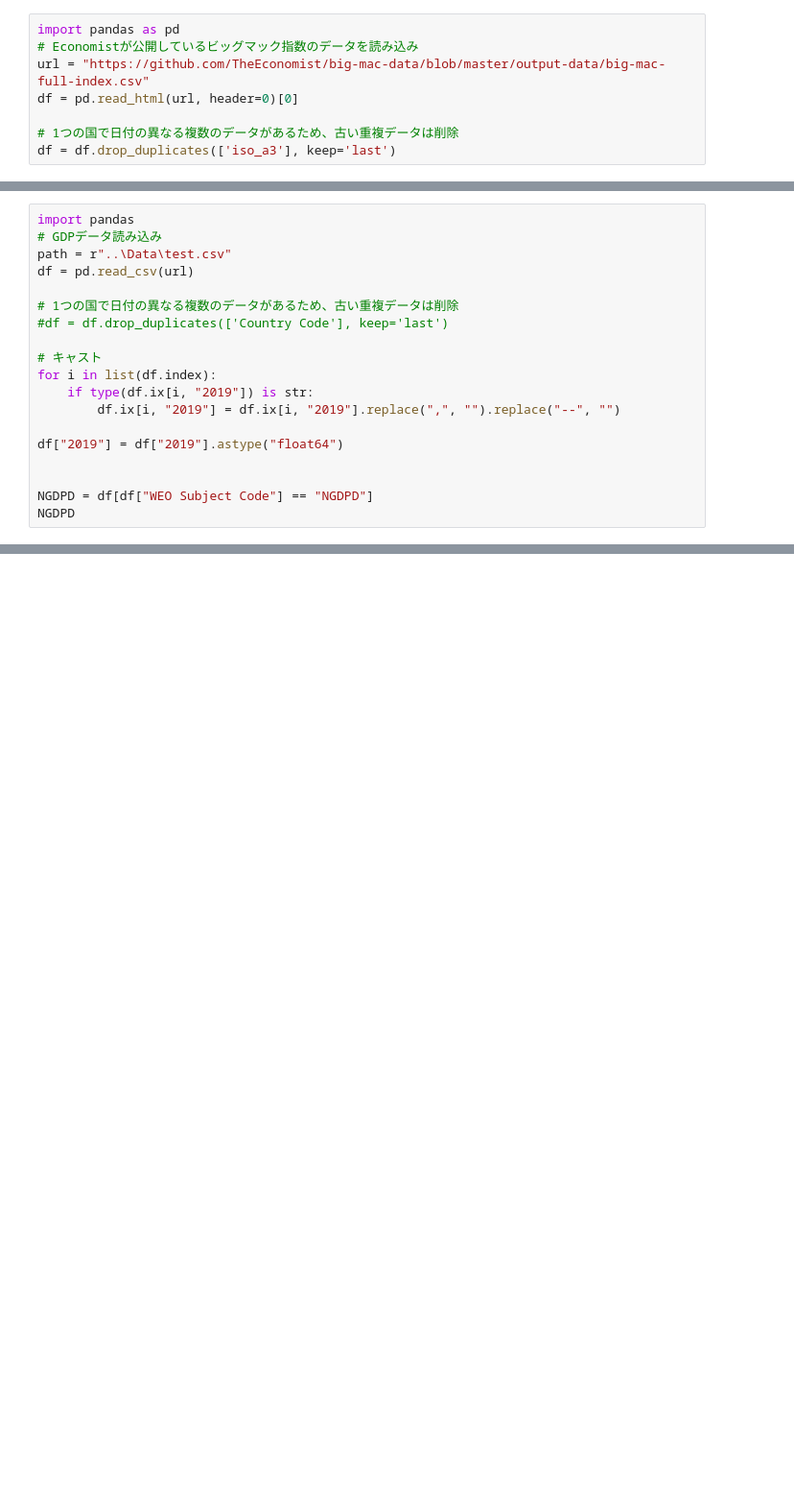
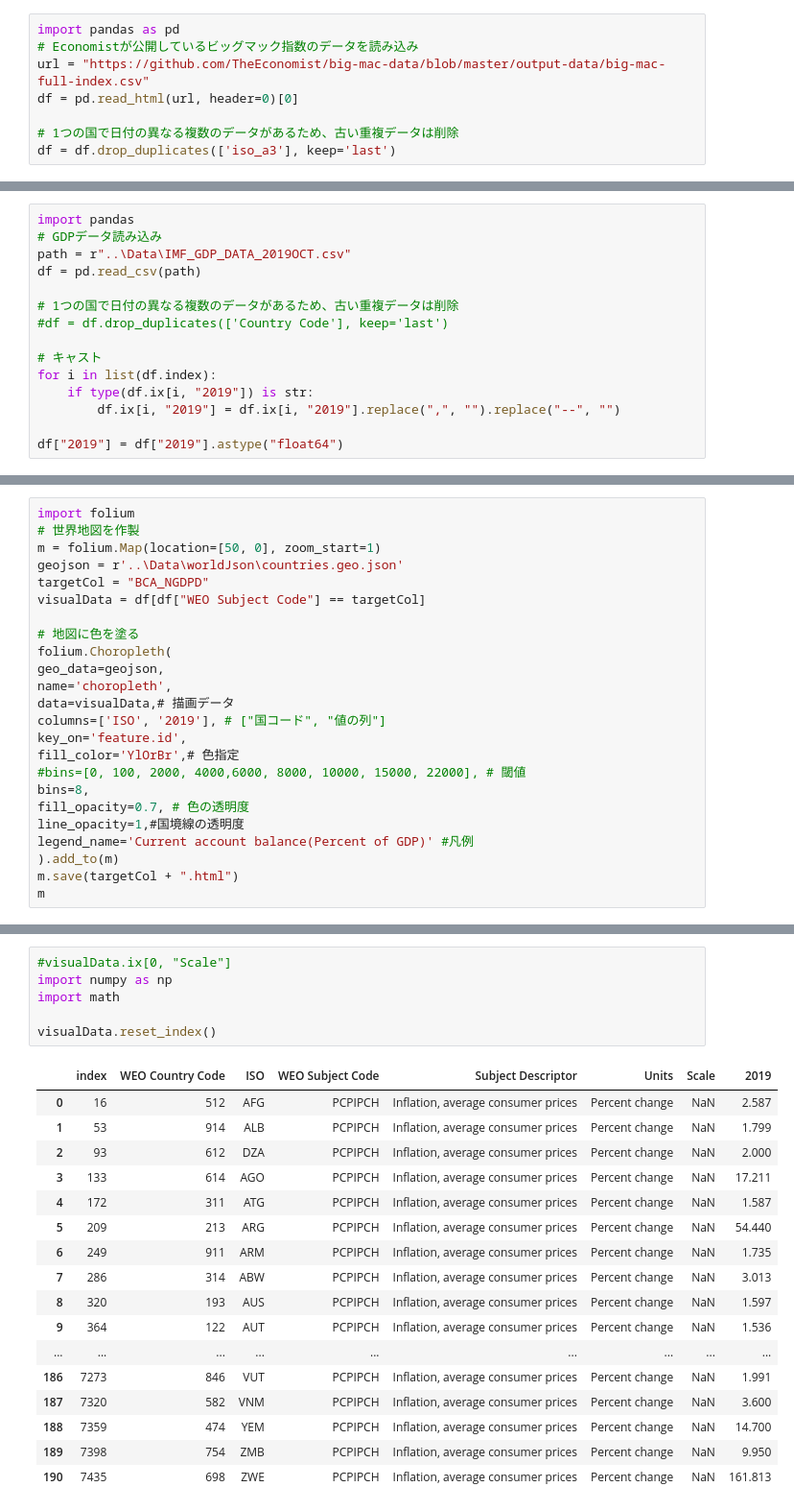
Before and after one commit to fujarenpaw/WorldInfo, a Jupyter notebook: Program/testProgram.ipynb, the cells around one changed output, grey strips where cells are left out. Shown at 96% size. Cells and saved outputs as stored; diff of their text form; blank space fills up the shorter version.

```diff
--- a/Program/testProgram.ipynb
+++ b/Program/testProgram.ipynb
@@ -30,8 +29,8 @@ m
 # %%
 import pandas
 # GDPデータ読み込み
-path = r"..\Data\test.csv"
-df = pd.read_csv(url)
+path = r"..\Data\IMF_GDP_DATA_2019OCT.csv"
+df = pd.read_csv(path)
 
 # 1つの国で日付の異なる複数のデータがあるため、古い重複データは削除
 #df = df.drop_duplicates(['Country Code'], keep='last')
@@ -42,10 +41,6 @@ for i in list(df.index):
         df.ix[i, "2019"] = df.ix[i, "2019"].replace(",", "").replace("--", "")
 
 df["2019"] = df["2019"].astype("float64")
-
-
-NGDPD = df[df["WEO Subject Code"] == "NGDPD"]
-NGDPD
 # %% [output]
 .ix is deprecated. Please use
 .loc for label based indexing or
@@ -95,0 +211,24 @@ m
+# %%
+import folium
+# 世界地図を作製
+m = folium.Map(location=[50, 0], zoom_start=1)
+geojson = r'..\Data\worldJson\countries.geo.json'
+targetCol = "BCA_NGDPD"
+visualData = df[df["WEO Subject Code"] == targetCol]
+
+# 地図に色を塗る
+folium.Choropleth(
+geo_data=geojson,
+name='choropleth',
+data=visualData,# 描画データ
+columns=['ISO', '2019'], # ["国コード", "値の列"]
+key_on='feature.id',
+fill_color='YlOrBr',# 色指定
+#bins=[0, 100, 2000, 4000,6000, 8000, 10000, 15000, 22000], # 閾値
+bins=8,
+fill_opacity=0.7, # 色の透明度
+line_opacity=1,#国境線の透明度
+legend_name='Current account balance(Percent of GDP)' #凡例
+).add_to(m)
+m.save(targetCol + ".html")
+m
@@ -95,0 +279,24 @@ m
+# %%
+#visualData.ix[0, "Scale"]
+import numpy as np
+import math
+
+visualData.reset_index()
+# %% [output]
+|  | index | WEO Country Code | ISO | WEO Subject Code | Subject Descriptor | Units | Scale | 2019 |
+| 0 | 16 | 512 | AFG | PCPIPCH | Inflation, average consumer prices | Percent change | NaN | 2.587 |
+| 1 | 53 | 914 | ALB | PCPIPCH | Inflation, average consumer prices | Percent change | NaN | 1.799 |
+| 2 | 93 | 612 | DZA | PCPIPCH | Inflation, average consumer prices | Percent change | NaN | 2.000 |
+| 3 | 133 | 614 | AGO | PCPIPCH | Inflation, average consumer prices | Percent change | NaN | 17.211 |
+| 4 | 172 | 311 | ATG | PCPIPCH | Inflation, average consumer prices | Percent change | NaN | 1.587 |
+| 5 | 209 | 213 | ARG | PCPIPCH | Inflation, average consumer prices | Percent change | NaN | 54.440 |
+| 6 | 249 | 911 | ARM | PCPIPCH | Inflation, average consumer prices | Percent change | NaN | 1.735 |
+| 7 | 286 | 314 | ABW | PCPIPCH | Inflation, average consumer prices | Percent change | NaN | 3.013 |
+| 8 | 320 | 193 | AUS | PCPIPCH | Inflation, average consumer prices | Percent change | NaN | 1.597 |
+| 9 | 364 | 122 | AUT | PCPIPCH | Inflation, average consumer prices | Percent change | NaN | 1.536 |
+| ... | ... | ... | ... | ... | ... | ... | ... | ... |
+| 186 | 7273 | 846 | VUT | PCPIPCH | Inflation, average consumer prices | Percent change | NaN | 1.991 |
+| 187 | 7320 | 582 | VNM | PCPIPCH | Inflation, average consumer prices | Percent change | NaN | 3.600 |
+| 188 | 7359 | 474 | YEM | PCPIPCH | Inflation, average consumer prices | Percent change | NaN | 14.700 |
+| 189 | 7398 | 754 | ZMB | PCPIPCH | Inflation, average consumer prices | Percent change | NaN | 9.950 |
+| 190 | 7435 | 698 | ZWE | PCPIPCH | Inflation, average consumer prices | Percent change | NaN | 161.813 |
```
Also changed, not shown: parts of 13 cells of this notebook, 12 other files.
